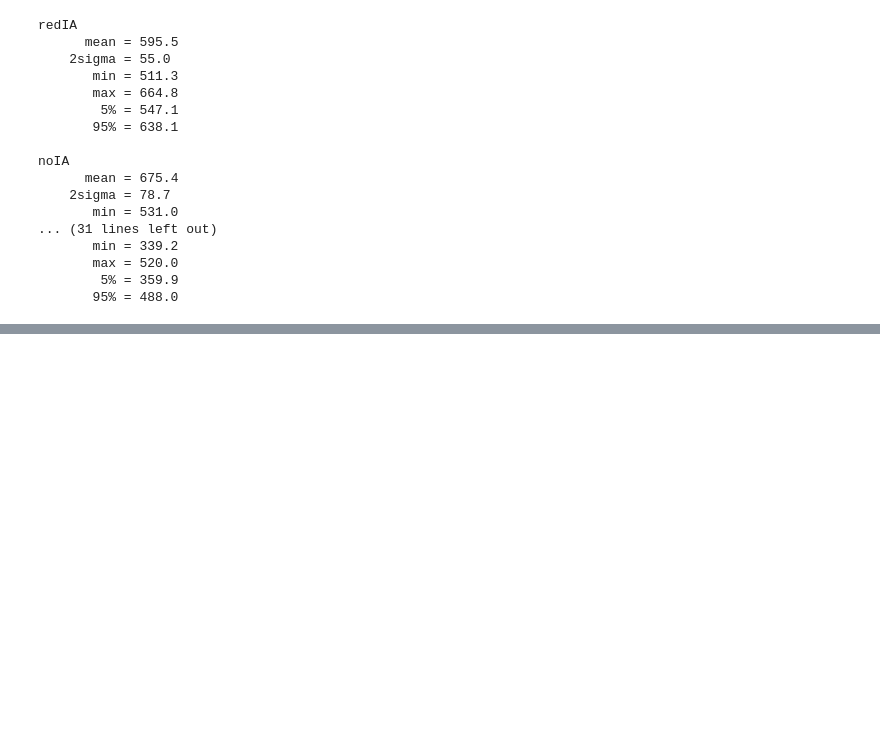
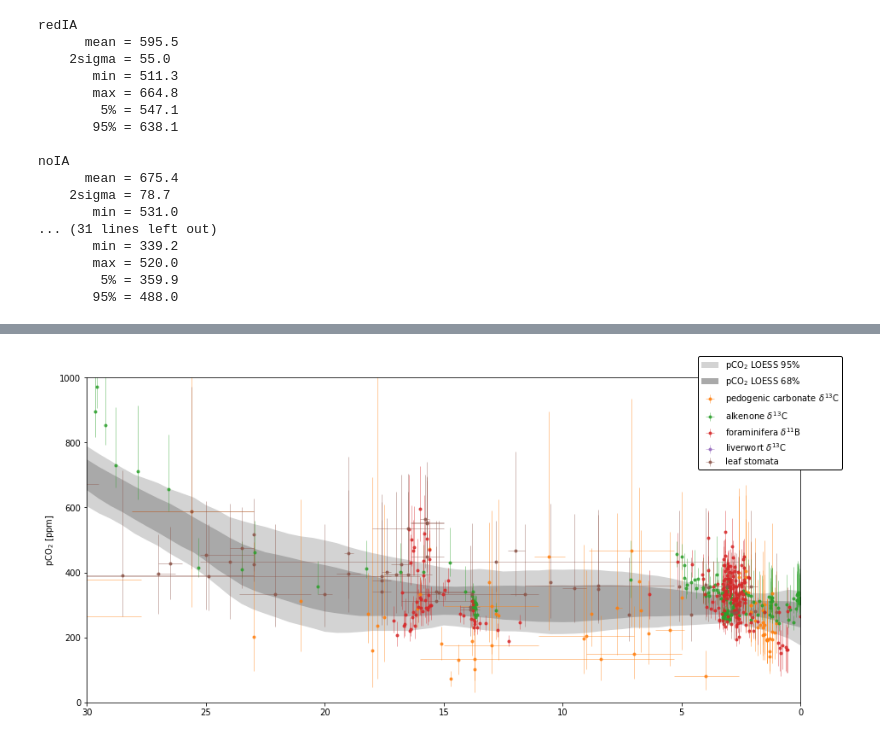
Before and after one commit to Swanson-Hysell-Group/GEOCLIM_Modern, a Jupyter notebook: Code/Notebooks/scenario_analysis.ipynb, the cells around one changed output, grey strips where cells are left out. Drawn from its saved outputs; the diff is of its cells as text; code cells hidden in the pictures; blank space fills up the shorter version.

```diff
--- a/Code/Notebooks/scenario_analysis.ipynb
+++ b/Code/Notebooks/scenario_analysis.ipynb
@@ -283,3 +283,13 @@ noIA
        max = 520.0
         5% = 359.9
        95% = 488.0
+# %%
+pCO2_alkenones = pd.read_csv('../Input/pCO2/Foster2017a_alkenones.csv')
+pCO2_boron = pd.read_csv('../Input/pCO2/Foster2017a_boron.csv')
+pCO2_liverworts = pd.read_csv('../Input/pCO2/Foster2017a_liverworts.csv')
+pCO2_paleosols = pd.read_csv('../Input/pCO2/Foster2017a_paleosols.csv')
+pCO2_stomat = pd.read_csv('../Input/pCO2/Foster2017a_stomat.csv')
+
+pCO2_all = pd.concat([pCO2_alkenones,pCO2_boron,pCO2_liverworts,pCO2_paleosols,pCO2_stomat], ignore_index=True)
+
+pCO2_LOESS = pd.read_csv('../Input/pCO2/Foster2017a_LOESS.csv')
@@ -285,0 +304,45 @@ noIA
+# %%
+fig, ax = plt.subplots(figsize=(15,7))
+
+h1 = ax.fill_between(x=pCO2_LOESS['Age (Ma)'],y1=pCO2_LOESS['lw95%'],y2=pCO2_LOESS['up95%'],
+                     facecolor='lightgrey', zorder=1, label='pCO$_{2}$ LOESS 95%')
+h2 = ax.fill_between(x=pCO2_LOESS['Age (Ma)'],y1=pCO2_LOESS['lw68%'],y2=pCO2_LOESS['up68%'],
+                     facecolor='darkgrey', zorder=2, label='pCO$_{2}$ LOESS 68%')
+
+h3 = ax.errorbar(pCO2_paleosols['Age_Ma'], pCO2_paleosols['CO2_ppm'],
+                 xerr=[pCO2_paleosols['Age_Ma']-pCO2_paleosols['Age_young'], pCO2_paleosols['Age_old']-pCO2_paleosols['Age_Ma']],
+                 yerr=[pCO2_paleosols['CO2_ppm']-pCO2_paleosols['CO2_low'], pCO2_paleosols['CO2_high']-pCO2_paleosols['CO2_ppm']],
+                 linestyle='none', elinewidth=0.5, alpha=0.8, c='C1', marker='o', markersize=3,
+                 label='pedogenic carbonate $\delta^{13}$C')
+h4 = ax.errorbar(pCO2_alkenones['Age_Ma'], pCO2_alkenones['CO2_ppm'],
+                 xerr=[pCO2_alkenones['Age_Ma']-pCO2_alkenones['Age_young'], pCO2_alkenones['Age_old']-pCO2_alkenones['Age_Ma']],
+                 yerr=[pCO2_alkenones['CO2_ppm']-pCO2_alkenones['CO2_low'], pCO2_alkenones['CO2_high']-pCO2_alkenones['CO2_ppm']],
+                 linestyle='none', elinewidth=0.5, alpha=0.8, c='C2', marker='o', markersize=3,
+                 label='alkenone $\delta^{13}$C')
+h5 = ax.errorbar(pCO2_boron['Age_Ma'], pCO2_boron['CO2_ppm'],
+                 xerr=[pCO2_boron['Age_Ma']-pCO2_boron['Age_young'], pCO2_boron['Age_old']-pCO2_boron['Age_Ma']],
+                 yerr=[pCO2_boron['CO2_ppm']-pCO2_boron['CO2_low'], pCO2_boron['CO2_high']-pCO2_boron['CO2_ppm']],
+                 linestyle='none', elinewidth=0.5, alpha=0.8, c='C3', marker='o', markersize=3,
+                 label='foraminifera $\delta^{11}$B')
+h6 = ax.errorbar(pCO2_liverworts['Age_Ma'], pCO2_liverworts['CO2_ppm'],
+                 xerr=[pCO2_liverworts['Age_Ma']-pCO2_liverworts['Age_young'], pCO2_liverworts['Age_old']-pCO2_liverworts['Age_Ma']],
+                 yerr=[pCO2_liverworts['CO2_ppm']-pCO2_liverworts['CO2_low'], pCO2_liverworts['CO2_high']-pCO2_liverworts['CO2_ppm']],
+                 linestyle='none', elinewidth=0.5, alpha=0.8, c='C4', marker='o', markersize=3,
+                 label='liverwort $\delta^{13}$C')
+h7 = ax.errorbar(pCO2_stomat['Age_Ma'], pCO2_stomat['CO2_ppm'],
+                 xerr=[pCO2_stomat['Age_Ma']-pCO2_stomat['Age_young'], pCO2_stomat['Age_old']-pCO2_stomat['Age_Ma']],
+                 yerr=[pCO2_stomat['CO2_ppm']-pCO2_stomat['CO2_low'], pCO2_stomat['CO2_high']-pCO2_stomat['CO2_ppm']],
+                 linestyle='none', elinewidth=0.5, alpha=0.8, c='C5', marker='o', markersize=3,
+                 label='leaf stomata')
+
+ax.set_xlim(30,0)
+
+ax.set_ylim(0,1000)
+ax.set_ylabel('pCO$_{2}$ [ppm]')
+
+ax.legend(handles=[h1,h2,h3,h4,h5,h6,h7],
+          edgecolor='k',facecolor='white',loc='upper left',bbox_to_anchor=(0.85,1.08),framealpha=1)
+
+plt.show(fig)
+# %% [output]
+[figure, added]
```
Also changed, not shown: parts of 3 cells of this notebook, 7 other files.
